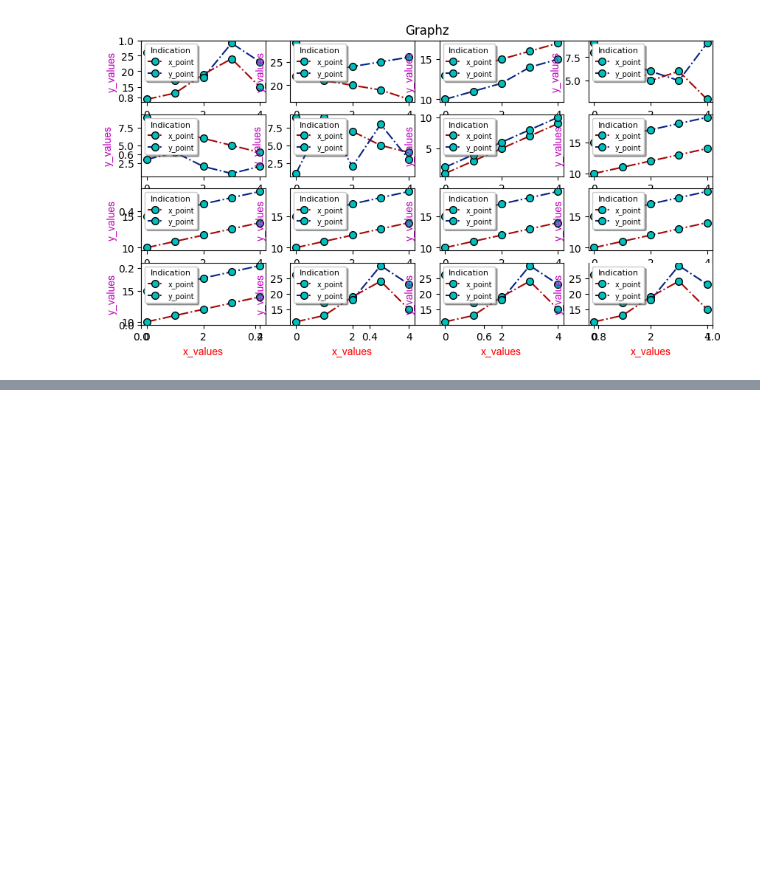
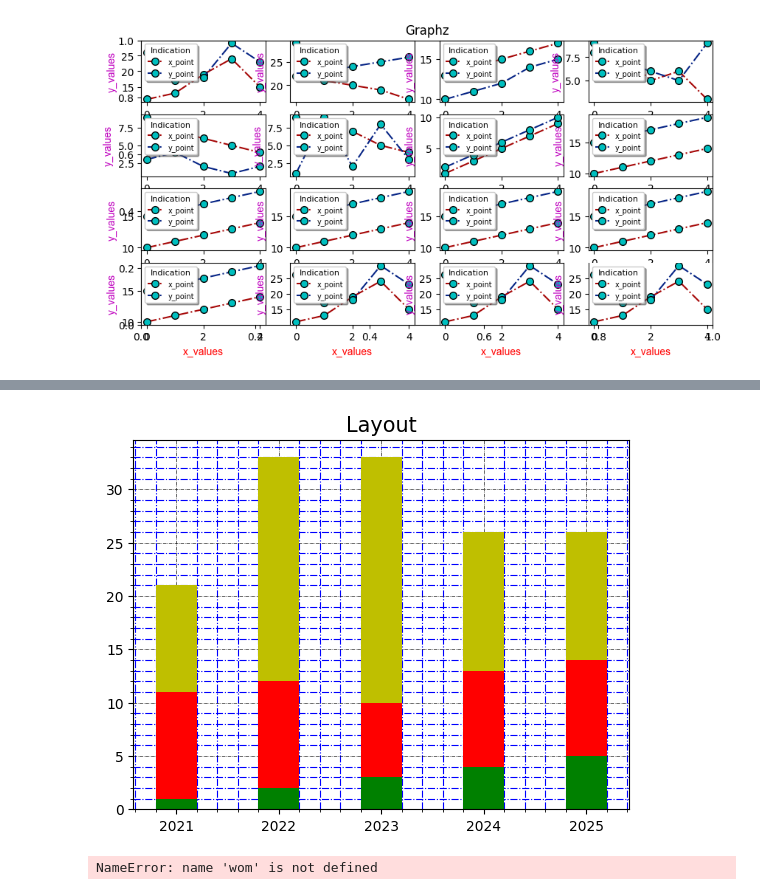
Before and after one commit to akashnandhu/python, a Jupyter notebook: matplot.ipynb, the cells around one changed output, grey strips where cells are left out. Drawn from its saved outputs; the diff is of its cells as text; code cells hidden in the pictures; blank space fills up the shorter version.

```diff
--- a/matplot.ipynb
+++ b/matplot.ipynb
@@ -274,0 +286,30 @@ plt.show()
+# %%
+import matplotlib.pylab as plt
+import numpy as np
+years=(2021,2022,2023,2024,2025)
+x=(11,12,10,13,14)
+
+y=(10,21,23,13,12)
+z=(1,2,3,4,5)
+plt.title("Layout",c="k",fontsize=15)
+plt.bar(years,x,width=0.4,color="r",zorder=2)
+plt.bar(years,y,width=0.4,bottom=x,color="y",zorder=2)
+plt.bar(years,z,width=0.4,color="g",zorder=2)
+
+
+plt.grid(which="minor",linestyle="-.",c="b",zorder=1)
+plt.grid(which="major",linestyle="-.",linewidth=0.4,c="k")
+plt.minorticks_on()
+
+plt.ylim=(0,20)
+plt.show()
+# %% [output]
+[figure, added]
+# %%
+import matplotlib.pylab as plt
+men=(22,30,35,35,26)
+women=(25,32,30,35,29)
+plt.bar(men,women)
+plt.show()
+# %% [output]
+NameError: name 'wom' is not defined
```
Also changed, not shown: parts of 12 cells of this notebook, 5 other files.
